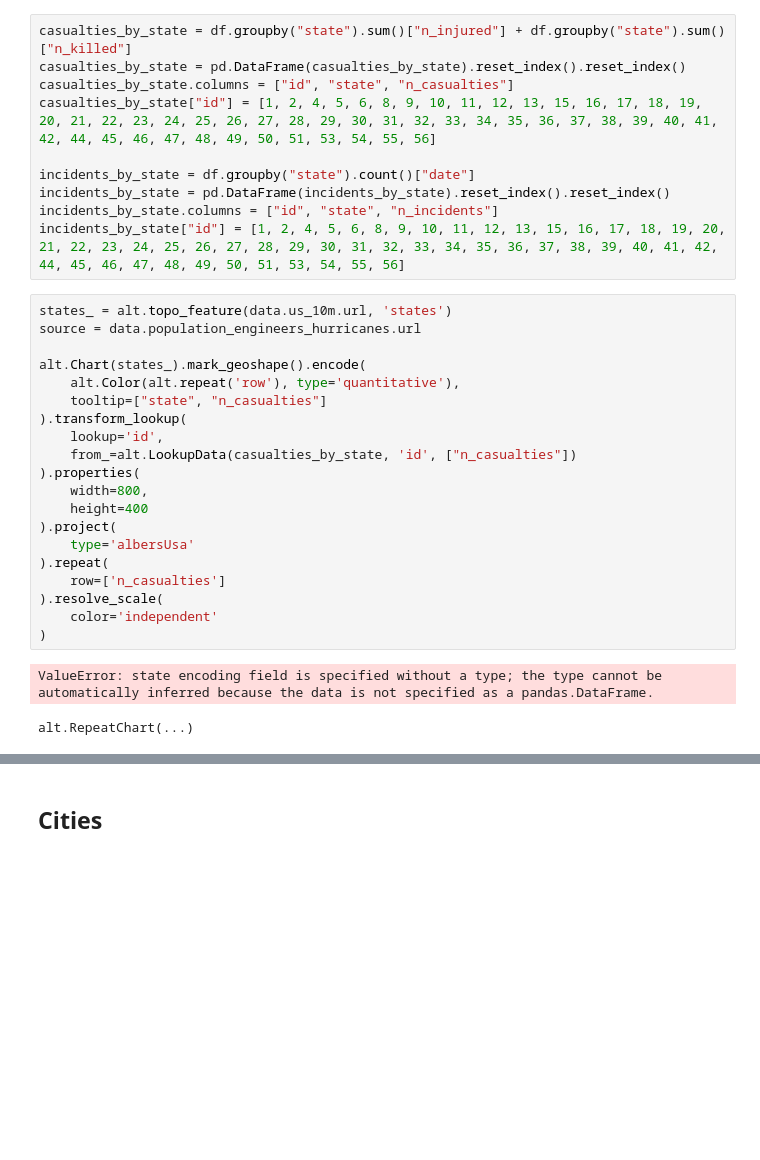
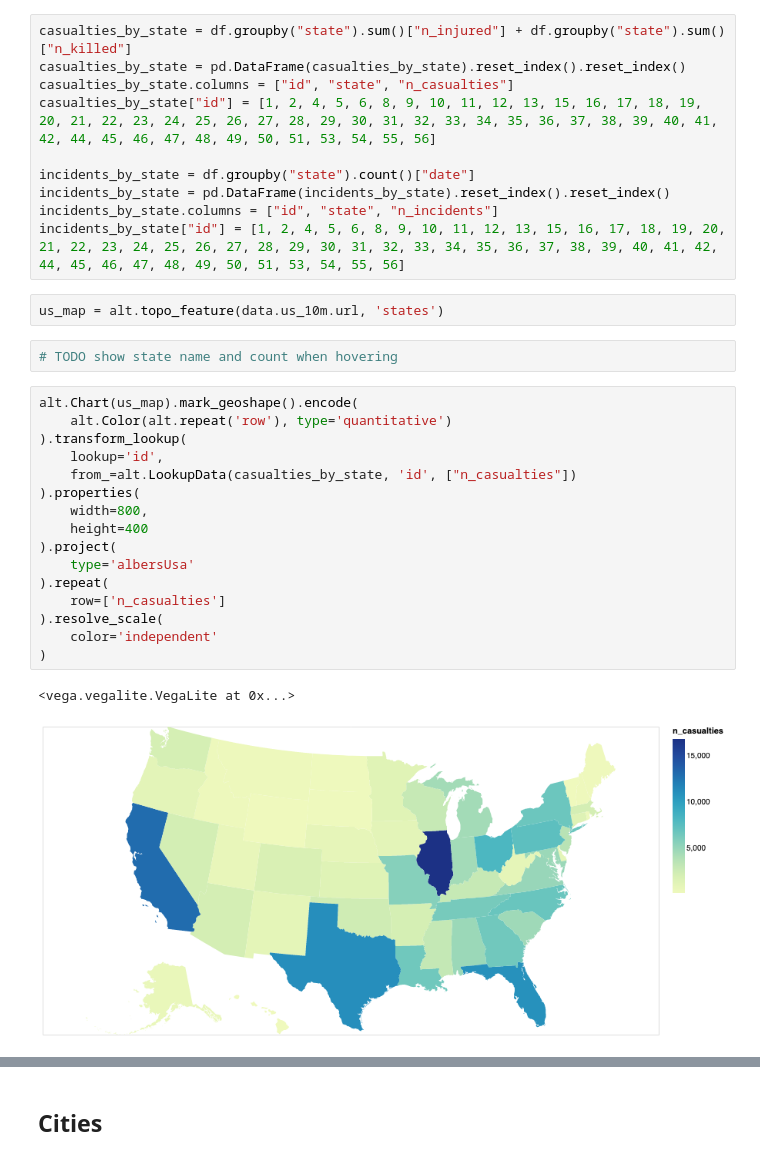
Before and after one commit to mideaconu/gun-violence, a Jupyter notebook: gun-violence.ipynb, the cells around one changed output, grey strips where cells are left out. Saved outputs shown, nothing was run; the diff lists cells and outputs as text; blank space fills up the shorter version.

Commit message:
Changed the US state plots to use Altair

```diff
--- a/gun-violence.ipynb
+++ b/gun-violence.ipynb
@@ -550,27 +537,27 @@ incidents_by_state = df.groupby("state").count()["date"]
 incidents_by_state = pd.DataFrame(incidents_by_state).reset_index().reset_index()
 incidents_by_state.columns = ["id", "state", "n_incidents"]
 incidents_by_state["id"] = [1, 2, 4, 5, 6, 8, 9, 10, 11, 12, 13, 15, 16, 17, 18, 19, 20, 21, 22, 23, 24, 25, 26, 27, 28, 29, 30, 31, 32, 33, 34, 35, 36, 37, 38, 39, 40, 41, 42, 44, 45, 46, 47, 48, 49, 50, 51, 53, 54, 55, 56]
+# %%
+us_map = alt.topo_feature(data.us_10m.url, 'states')
+# %%
+# TODO show state name and count when hovering
 # %%
-states_ = alt.topo_feature(data.us_10m.url, 'states')
-source = data.population_engineers_hurricanes.url
-
-alt.Chart(states_).mark_geoshape().encode(
-    alt.Color(alt.repeat('row'), type='quantitative'),
-    tooltip=["state", "n_casualties"]
+alt.Chart(us_map).mark_geoshape().encode(
+    alt.Color(alt.repeat('row'), type='quantitative')
 ).transform_lookup(
     lookup='id',
     from_=alt.LookupData(casualties_by_state, 'id', ["n_casualties"])
 ).properties(
     width=800,
     height=400
 ).project(
     type='albersUsa'
 ).repeat(
     row=['n_casualties']
 ).resolve_scale(
     color='independent'
 )
 # %% [output]
-ValueError: state encoding field is specified without a type; the type cannot be automatically inferred because the data is not specified as a pandas.DataFrame.
+<vega.vegalite.VegaLite at 0x...>
-alt.RepeatChart(...)
+[figure, added]
 # %%
```
Also changed, not shown: parts of 20 cells of this notebook.
